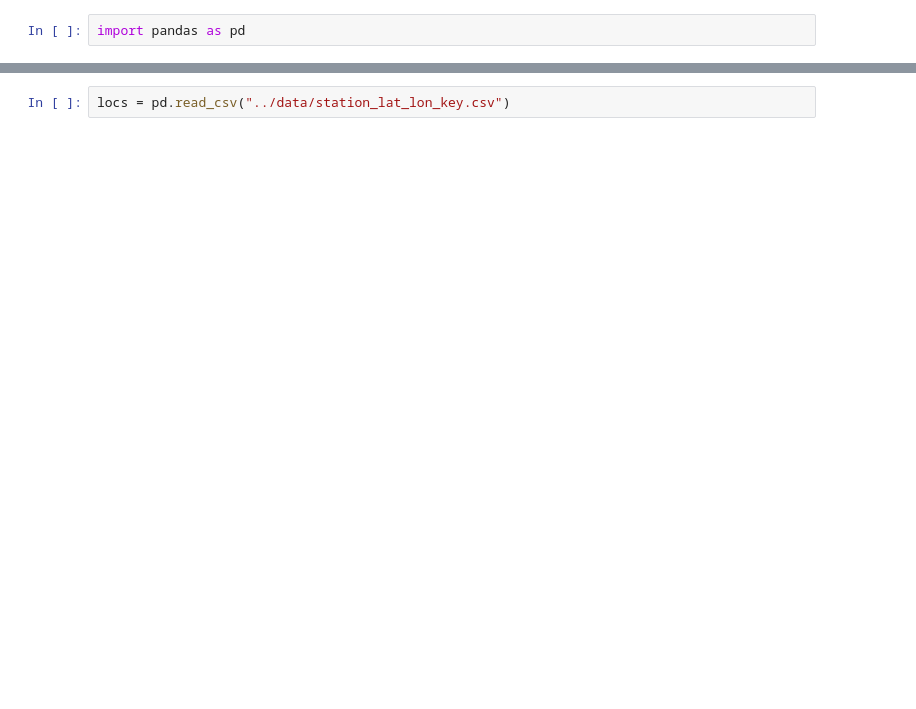
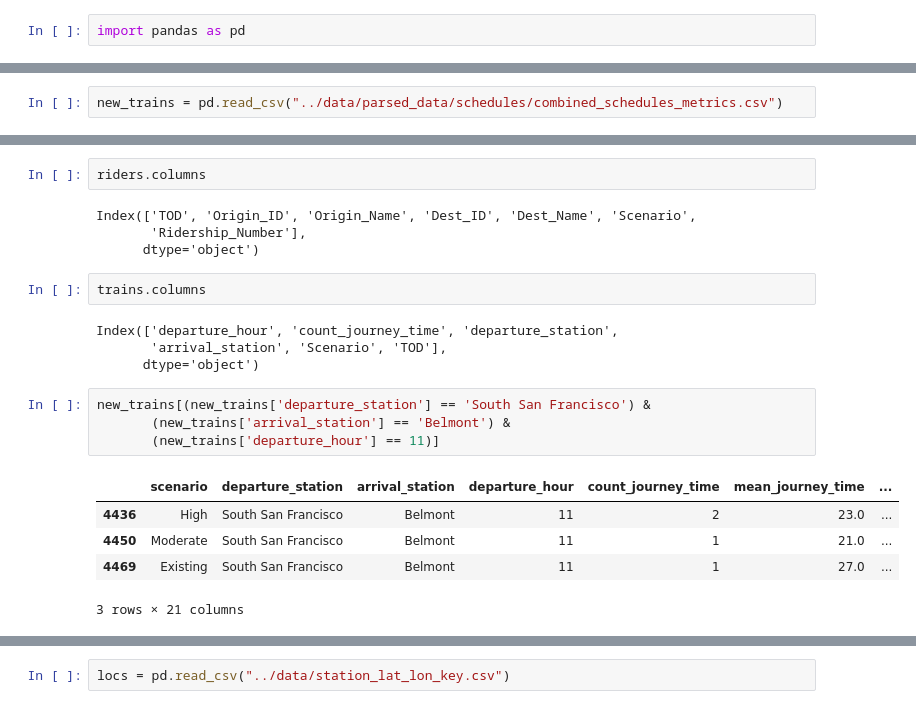
Before and after one commit to sfbrigade/calviz, a Jupyter notebook: notebooks/Ridership_add_locs_and_transform.ipynb, the cells around one changed output, grey strips where cells are left out. Saved outputs shown, nothing was run; the diff lists cells and outputs as text; blank space fills up the shorter version.

```diff
--- a/notebooks/Ridership_add_locs_and_transform.ipynb
+++ b/notebooks/Ridership_add_locs_and_transform.ipynb
@@ -11,0 +21,2 @@ riders = riders.astype({'Ridership_Number': 'int64'})
+# %%
+new_trains = pd.read_csv("../data/parsed_data/schedules/combined_schedules_metrics.csv")
@@ -11,0 +83,22 @@ riders = riders.astype({'Ridership_Number': 'int64'})
+# %%
+riders.columns
+# %% [output]
+Index(['TOD', 'Origin_ID', 'Origin_Name', 'Dest_ID', 'Dest_Name', 'Scenario',
+       'Ridership_Number'],
+      dtype='object')
+# %%
+trains.columns
+# %% [output]
+Index(['departure_hour', 'count_journey_time', 'departure_station',
+       'arrival_station', 'Scenario', 'TOD'],
+      dtype='object')
+# %%
+new_trains[(new_trains['departure_station'] == 'South San Francisco') &
+       (new_trains['arrival_station'] == 'Belmont') &
+       (new_trains['departure_hour'] == 11)]
+# %% [output]
+|  | scenario | departure_station | arrival_station | departure_hour | count_journey_time | mean_journey_time | ... |
+| 4436 | High | South San Francisco | Belmont | 11 | 2 | 23.0 | ... |
+| 4450 | Moderate | South San Francisco | Belmont | 11 | 1 | 21.0 | ... |
+| 4469 | Existing | South San Francisco | Belmont | 11 | 1 | 27.0 | ... |
+3 rows × 21 columns
```
Also changed, not shown: parts of 32 cells of this notebook, 4 other files.
